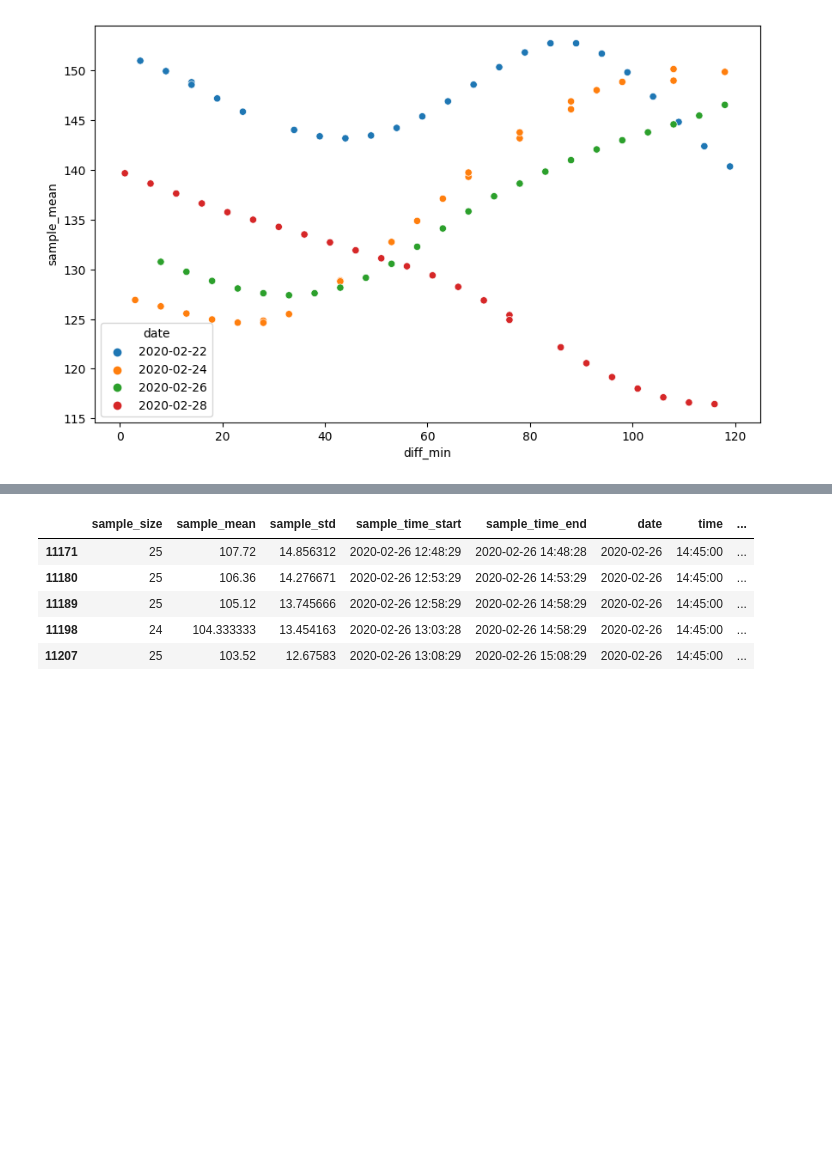
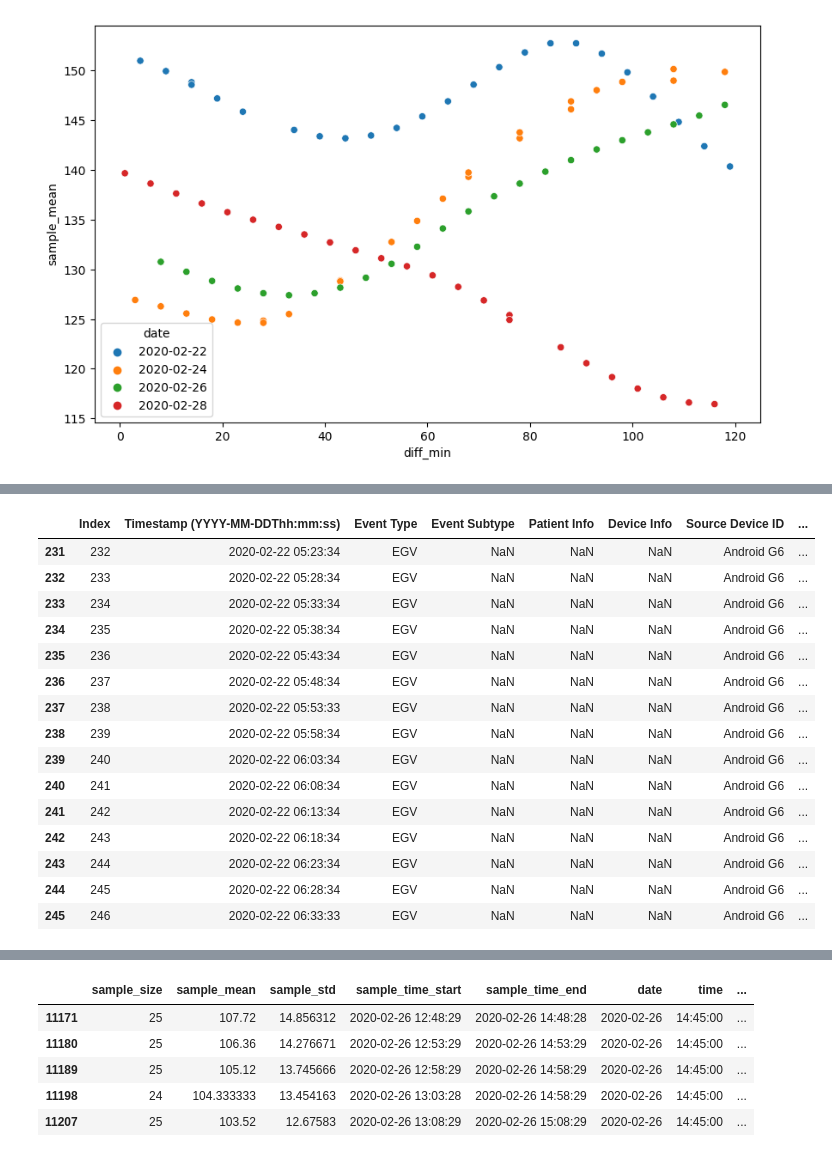
Before and after one commit to KarnikaSingh/BME, a Jupyter notebook: PD_Analysis.ipynb, the cells around one changed output, grey strips where cells are left out. Saved outputs shown, nothing was run; the diff lists cells and outputs as text; code cells hidden in the pictures; blank space fills up the shorter version.

```diff
--- a/PD_Analysis.ipynb
+++ b/PD_Analysis.ipynb
@@ -1017,0 +1012,19 @@ food_cgm_two_near[food_cgm_two_near['logged_food']=='Corn Flakes']
+# %%
+cgm_two[(cgm_two['timestamp_dt']>=dt.datetime(2020,2,22,5,20))].head(15)
+# %% [output]
+|  | Index | Timestamp (YYYY-MM-DDThh:mm:ss) | Event Type | Event Subtype | Patient Info | Device Info | Source Device ID | ... |
+| 231 | 232 | 2020-02-22 05:23:34 | EGV | NaN | NaN | NaN | Android G6 | ... |
+| 232 | 233 | 2020-02-22 05:28:34 | EGV | NaN | NaN | NaN | Android G6 | ... |
+| 233 | 234 | 2020-02-22 05:33:34 | EGV | NaN | NaN | NaN | Android G6 | ... |
+| 234 | 235 | 2020-02-22 05:38:34 | EGV | NaN | NaN | NaN | Android G6 | ... |
+| 235 | 236 | 2020-02-22 05:43:34 | EGV | NaN | NaN | NaN | Android G6 | ... |
+| 236 | 237 | 2020-02-22 05:48:34 | EGV | NaN | NaN | NaN | Android G6 | ... |
+| 237 | 238 | 2020-02-22 05:53:33 | EGV | NaN | NaN | NaN | Android G6 | ... |
+| 238 | 239 | 2020-02-22 05:58:34 | EGV | NaN | NaN | NaN | Android G6 | ... |
+| 239 | 240 | 2020-02-22 06:03:34 | EGV | NaN | NaN | NaN | Android G6 | ... |
+| 240 | 241 | 2020-02-22 06:08:34 | EGV | NaN | NaN | NaN | Android G6 | ... |
+| 241 | 242 | 2020-02-22 06:13:34 | EGV | NaN | NaN | NaN | Android G6 | ... |
+| 242 | 243 | 2020-02-22 06:18:34 | EGV | NaN | NaN | NaN | Android G6 | ... |
+| 243 | 244 | 2020-02-22 06:23:34 | EGV | NaN | NaN | NaN | Android G6 | ... |
+| 244 | 245 | 2020-02-22 06:28:34 | EGV | NaN | NaN | NaN | Android G6 | ... |
+| 245 | 246 | 2020-02-22 06:33:33 | EGV | NaN | NaN | NaN | Android G6 | ... |
```
Also changed, not shown: parts of 10 cells of this notebook.
